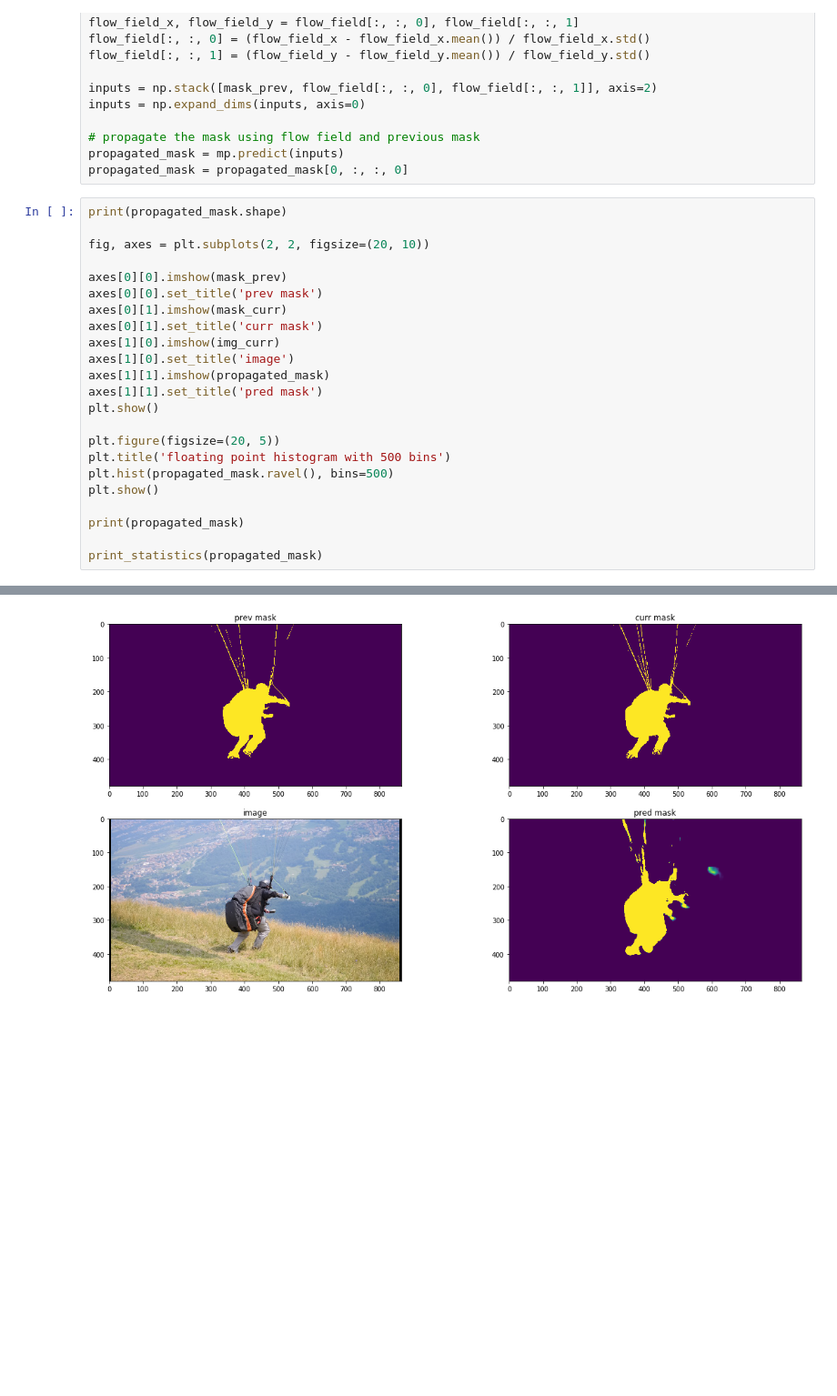
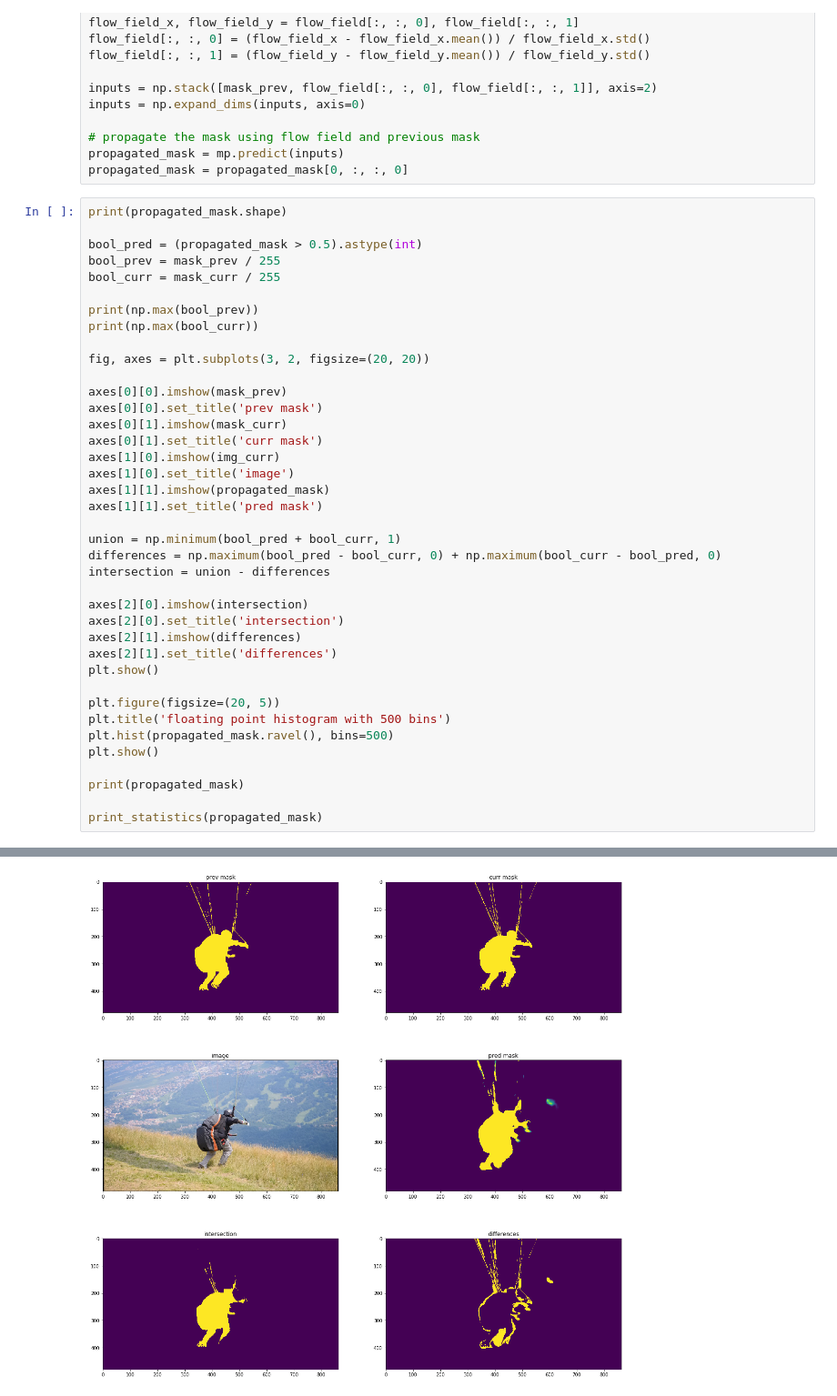
Before and after one commit to umd-fire-coml/MultiSeg, a Jupyter notebook: evaluate/inspect_soft_masks.ipynb, the cells around one changed output, grey strips where cells are left out. Shown at 91% size. Cells and saved outputs as stored; diff of their text form; blank space fills up the shorter version.

Commit message:
updated soft mask inspection notebook

```diff
--- a/evaluate/inspect_soft_masks.ipynb
+++ b/evaluate/inspect_soft_masks.ipynb
@@ -129,7 +129,14 @@ propagated_mask = propagated_mask[0, :, :, 0]
 # %%
 print(propagated_mask.shape)
 
-fig, axes = plt.subplots(2, 2, figsize=(20, 10))
+bool_pred = (propagated_mask > 0.5).astype(int)
+bool_prev = mask_prev / 255
+bool_curr = mask_curr / 255
+
+print(np.max(bool_prev))
+print(np.max(bool_curr))
+
+fig, axes = plt.subplots(3, 2, figsize=(20, 20))
 
 axes[0][0].imshow(mask_prev)
 axes[0][0].set_title('prev mask')
@@ -139,6 +146,15 @@ axes[1][0].imshow(img_curr)
 axes[1][0].set_title('image')
 axes[1][1].imshow(propagated_mask)
 axes[1][1].set_title('pred mask')
+
+union = np.minimum(bool_pred + bool_curr, 1)
+differences = np.maximum(bool_pred - bool_curr, 0) + np.maximum(bool_curr - bool_pred, 0)
+intersection = union - differences
+
+axes[2][0].imshow(intersection)
+axes[2][0].set_title('intersection')
+axes[2][1].imshow(differences)
+axes[2][1].set_title('differences')
 plt.show()
 
 plt.figure(figsize=(20, 5))
@@ -154,4 +172,4 @@ print_statistics(propagated_mask)
-[figure, old version]
+[figure, new version]
 [figure]
 [[  2.68076139e-04   4.46192280e-06   8.08266236e-08 ...,   3.58689221e-08
     3.24722862e-07   4.02294645e-05]
```
Also changed, not shown: parts of 1 cell of this notebook.
